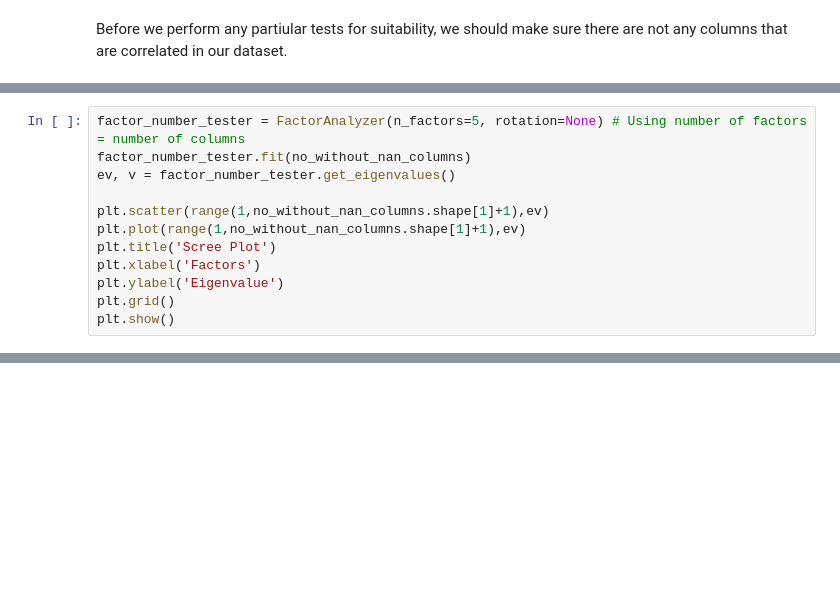
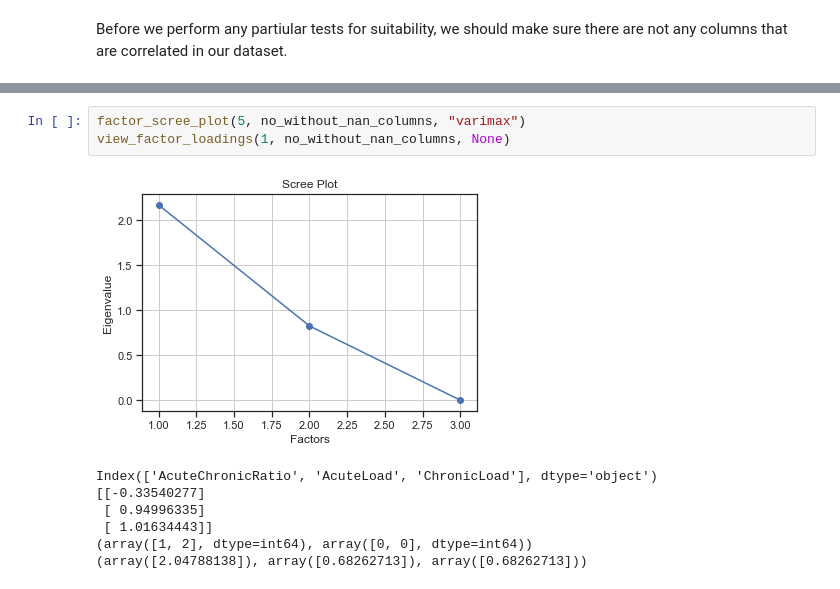
Before and after one commit to JoeRoussy/sta2453-project-1, a Jupyter notebook: rpe_factor_analysis.ipynb, the cells around one changed output, grey strips where cells are left out. Saved outputs shown, nothing was run; the diff lists cells and outputs as text; blank space fills up the shorter version.

```diff
--- a/rpe_factor_analysis.ipynb
+++ b/rpe_factor_analysis.ipynb
@@ -590,12 +367,0 @@ Index(['Duration', 'RPE', 'SessionLoad', 'DailyLoad', 'AcuteChronicRatio',
-# %%
-factor_number_tester = FactorAnalyzer(n_factors=5, rotation=None) # Using number of factors = number of columns
-factor_number_tester.fit(no_without_nan_columns)
-ev, v = factor_number_tester.get_eigenvalues()
-
-plt.scatter(range(1,no_without_nan_columns.shape[1]+1),ev)
-plt.plot(range(1,no_without_nan_columns.shape[1]+1),ev)
-plt.title('Scree Plot')
-plt.xlabel('Factors')
-plt.ylabel('Eigenvalue')
-plt.grid()
-plt.show()
@@ -617,0 +397,11 @@ Index(['AcuteChronicRatio', 'AcuteLoad', 'ChronicLoad'], dtype='object')
+# %%
+factor_scree_plot(5, no_without_nan_columns, "varimax")
+view_factor_loadings(1, no_without_nan_columns, None)
+# %% [output]
+[figure, added]
+Index(['AcuteChronicRatio', 'AcuteLoad', 'ChronicLoad'], dtype='object')
+[[-0.33540277]
+ [ 0.94996335]
+ [ 1.01634443]]
+(array([1, 2], dtype=int64), array([0, 0], dtype=int64))
+(array([2.04788138]), array([0.68262713]), array([0.68262713]))
```
Also changed, not shown: parts of 40 cells of this notebook, 3 other files.
